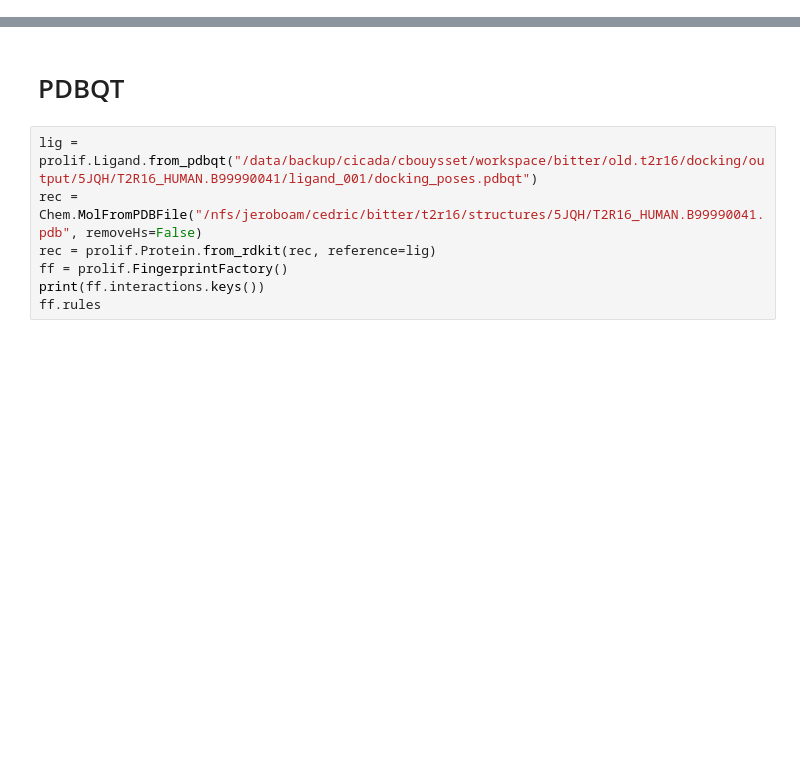
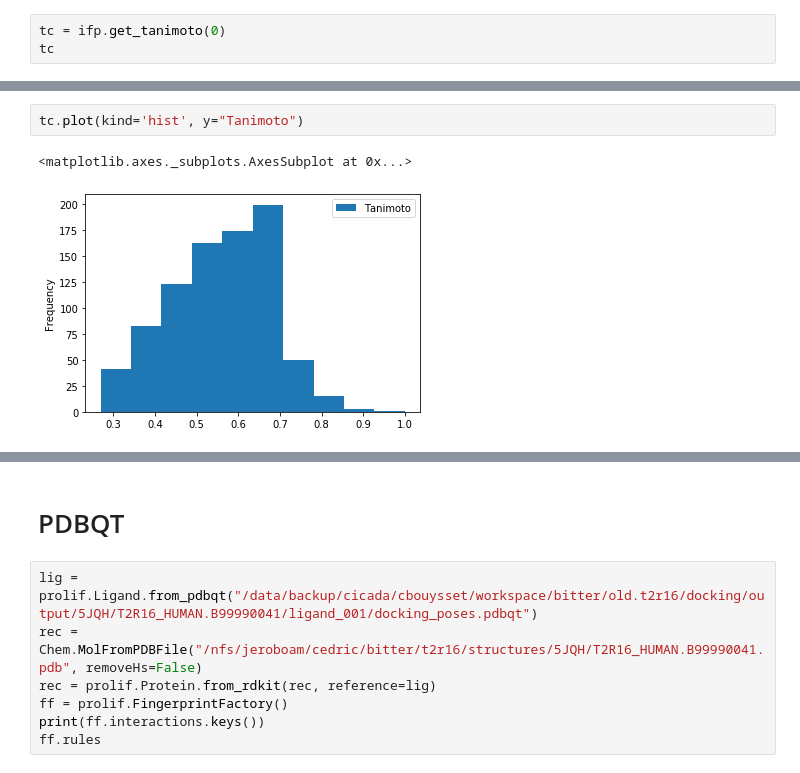
Before and after one commit to chemosim-lab/ProLIF, a Jupyter notebook: notebooks/md_trajectory.ipynb, the cells around one changed output, grey strips where cells are left out. Drawn from its saved outputs; the diff is of its cells as text; blank space fills up the shorter version.

```diff
--- a/notebooks/md_trajectory.ipynb
+++ b/notebooks/md_trajectory.ipynb
@@ -12,0 +176,3 @@ import prolif
+# %%
+tc = ifp.get_tanimoto(0)
+tc
@@ -12,0 +193,5 @@ import prolif
+# %%
+tc.plot(kind='hist', y="Tanimoto")
+# %% [output]
+<matplotlib.axes._subplots.AxesSubplot at 0x...>
+[figure, added]
```
Also changed, not shown: parts of 16 cells of this notebook, 12 other files.
